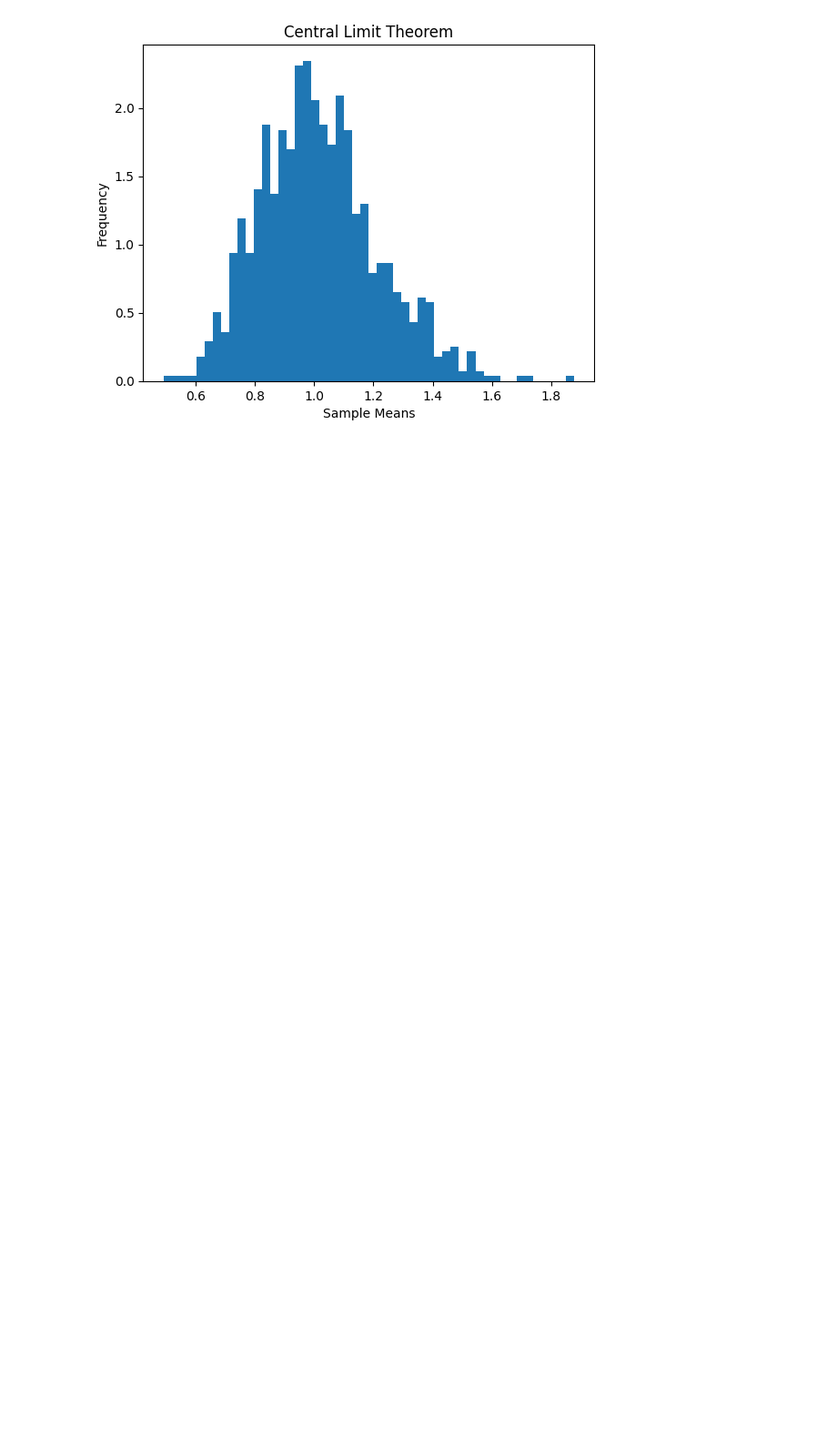
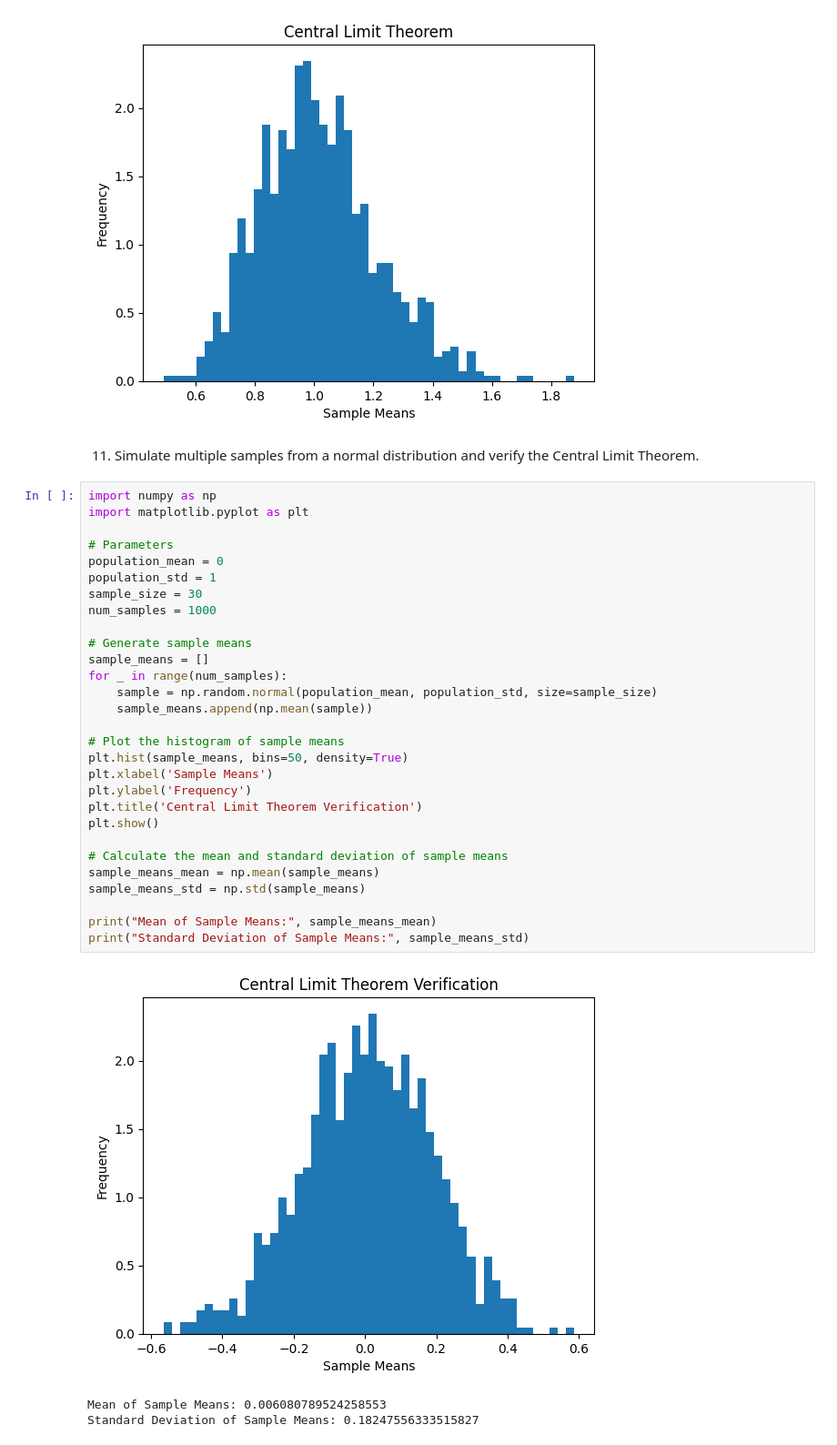
Before and after one commit to AenaMajumder/Statistics-Advance-Part-1-Assignment, a Jupyter notebook: Statistics_Advance_Part_1_Assignment.ipynb, the cells around one changed output. Shown: that part at 91% size. Drawn from its saved outputs; the diff is of its cells as text; blank space fills up the shorter version.

```diff
--- a/Statistics_Advance_Part_1_Assignment.ipynb
+++ b/Statistics_Advance_Part_1_Assignment.ipynb
@@ -341,3 +341,38 @@ plt.title('Central Limit Theorem')
 plt.show()
 # %% [output]
 [figure]
+# %% [markdown]
+11. Simulate multiple samples from a normal distribution and verify the Central Limit Theorem.
+# %%
+import numpy as np
+import matplotlib.pyplot as plt
+
+# Parameters
+population_mean = 0
+population_std = 1
+sample_size = 30
+num_samples = 1000
+
+# Generate sample means
+sample_means = []
+for _ in range(num_samples):
+    sample = np.random.normal(population_mean, population_std, size=sample_size)
+    sample_means.append(np.mean(sample))
+
+# Plot the histogram of sample means
+plt.hist(sample_means, bins=50, density=True)
+plt.xlabel('Sample Means')
+plt.ylabel('Frequency')
+plt.title('Central Limit Theorem Verification')
+plt.show()
+
+# Calculate the mean and standard deviation of sample means
+sample_means_mean = np.mean(sample_means)
+sample_means_std = np.std(sample_means)
+
+print("Mean of Sample Means:", sample_means_mean)
+print("Standard Deviation of Sample Means:", sample_means_std)
+# %% [output]
+[figure, added]
+Mean of Sample Means: 0.006080789524258553
+Standard Deviation of Sample Means: 0.18247556333515827
```
Also changed, not shown: parts of 20 cells of this notebook.
